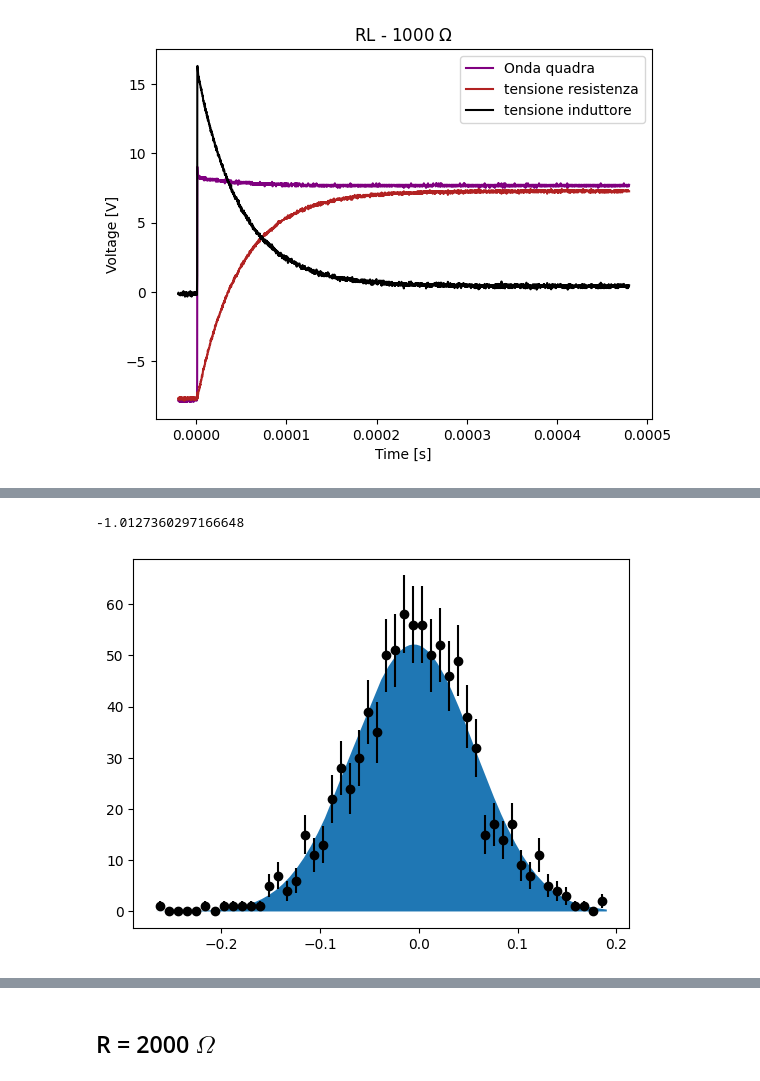
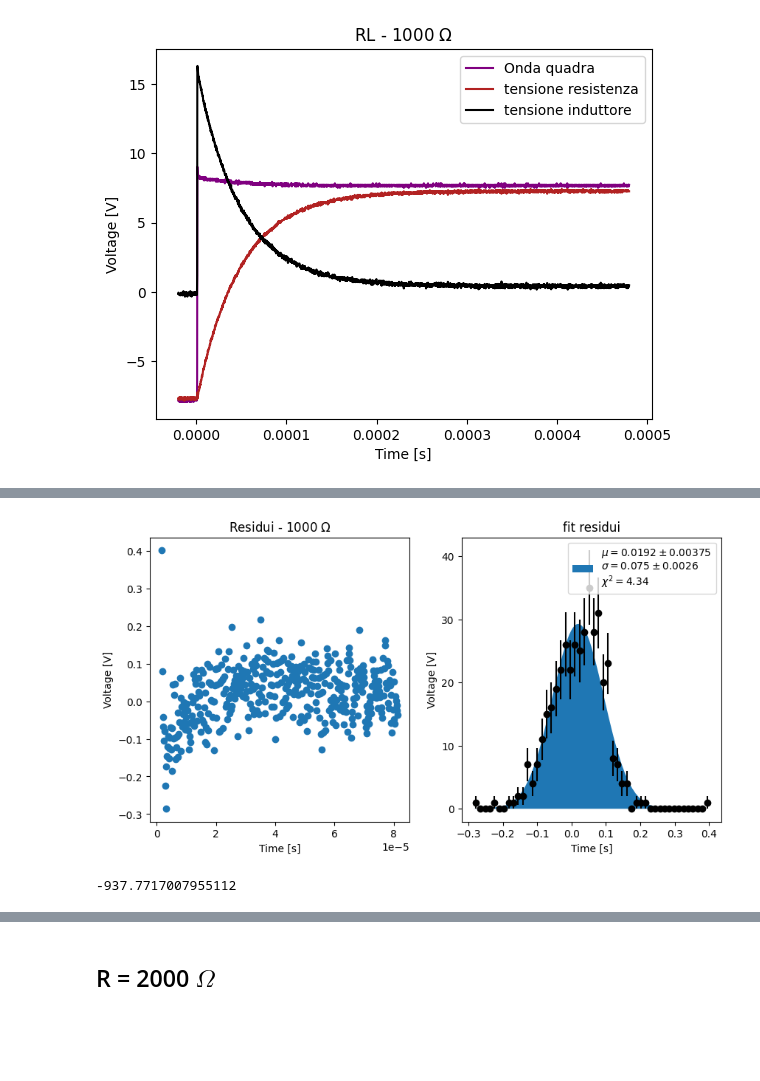
Before and after one commit to Yedi278/Lab2, a Jupyter notebook: Circuiti_2/RL.ipynb, the cells around one changed output, grey strips where cells are left out. Drawn from its saved outputs; the diff is of its cells as text; code cells hidden in the pictures; blank space fills up the shorter version.

Commit message:
residui fit RL

```diff
--- a/Circuiti_2/RL.ipynb
+++ b/Circuiti_2/RL.ipynb
@@ -236,11 +224,35 @@ plt.scatter(RL_1000_res[0][107:107+900],resti[:900])
-# %%
-c_ = UnbinnedNLL(resti[:890], normal)
-m_ = Minuit(c_, mu=0, sigma=.1)
-m_.limits['sigma'] = (0,np.inf)
-m_.migrad()
-m_.hesse()
-print(m_.fval/m.ndof)
-m_.visualize()
-# %% [output]
--1.0127360297166648
-[figure, removed]
+# %%
+N = 400
+plt.subplots(1,2,figsize=(10,5))
+
+plt.subplot(1,2,1)
+
+plt.title('Residui - 1000 $\Omega$')
+
+plt.scatter(RL_1000_res[0][107:107+N],resti[:N])
+plt.xlabel('Time [s]')
+plt.ylabel('Voltage [V]')
+plt.ticklabel_format(style='sci', axis='x', scilimits=(0,0))
+
+plt.subplot(1,2,2)
+
+plt.title('fit residui')
+plt.ylabel('Voltage [V]')
+plt.xlabel('Time [s]')
+
+c_ = UnbinnedNLL(resti[:N], normal)
+m_ = Minuit(c_, mu=0, sigma=.1)
+m_.limits['sigma'] = (0,np.inf)
+# m_.simplex()
+m_.migrad()
+m_.hesse()
+m_.visualize()
+plt.legend([f'$\mu = {round(m_.values["mu"],4)} \pm {round(m_.errors["mu"],5)}$ \n'+f'$\sigma = {round(m_.values["sigma"],3)} \pm {round(m_.errors["sigma"],4)}$'+'\n$\chi^2 = '+f'{abs(round(m_.fval/N-2, 2))}$'])
+
+plt.savefig('imgs/RL/RL_1000_residui_secondo.pdf',bbox_inches='tight')
+# %% [output]
+[figure, added]
+# %%
+m_.fval
+# %% [output]
+-937.7717007955112
```
Also changed, not shown: parts of 8 cells of this notebook, 5 other files.
